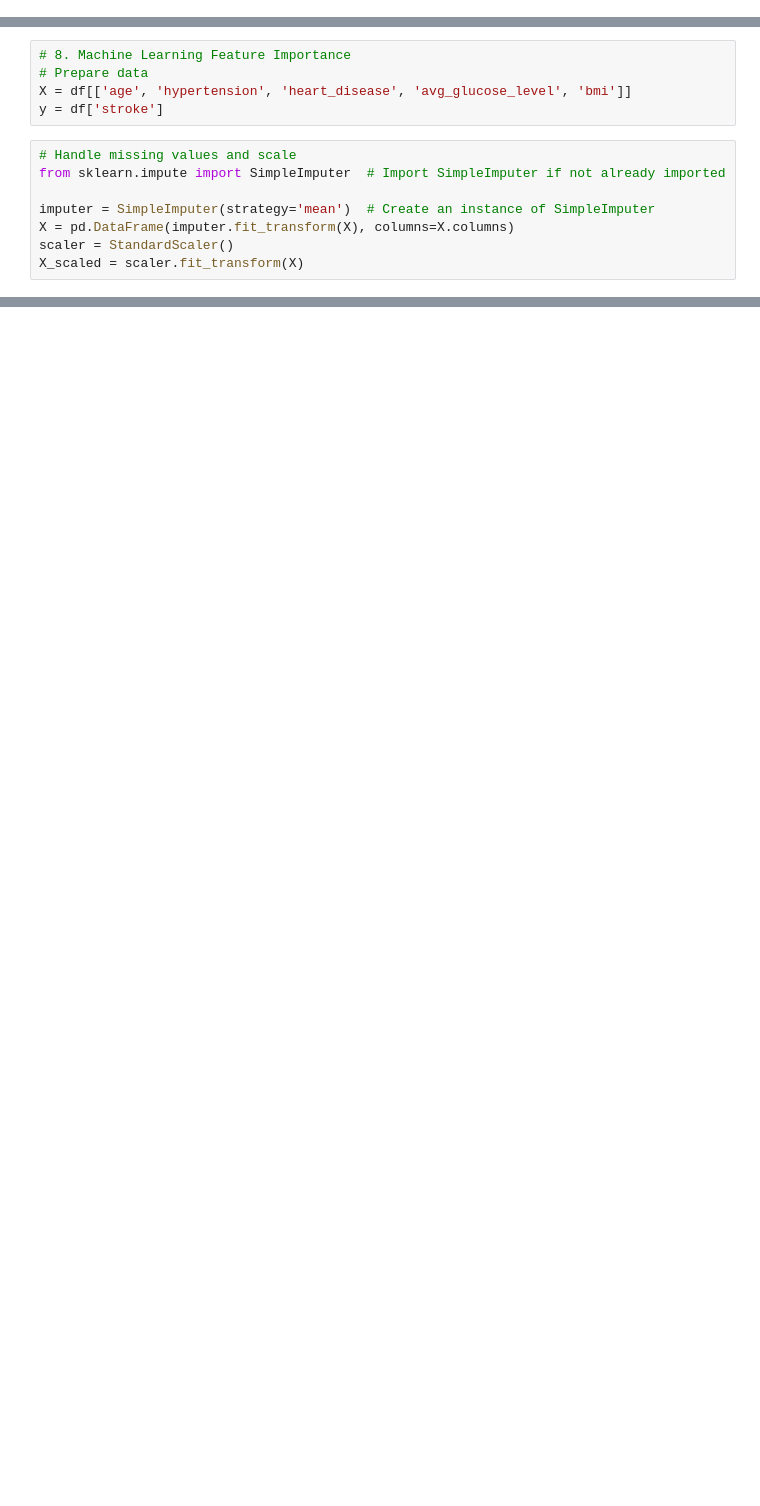
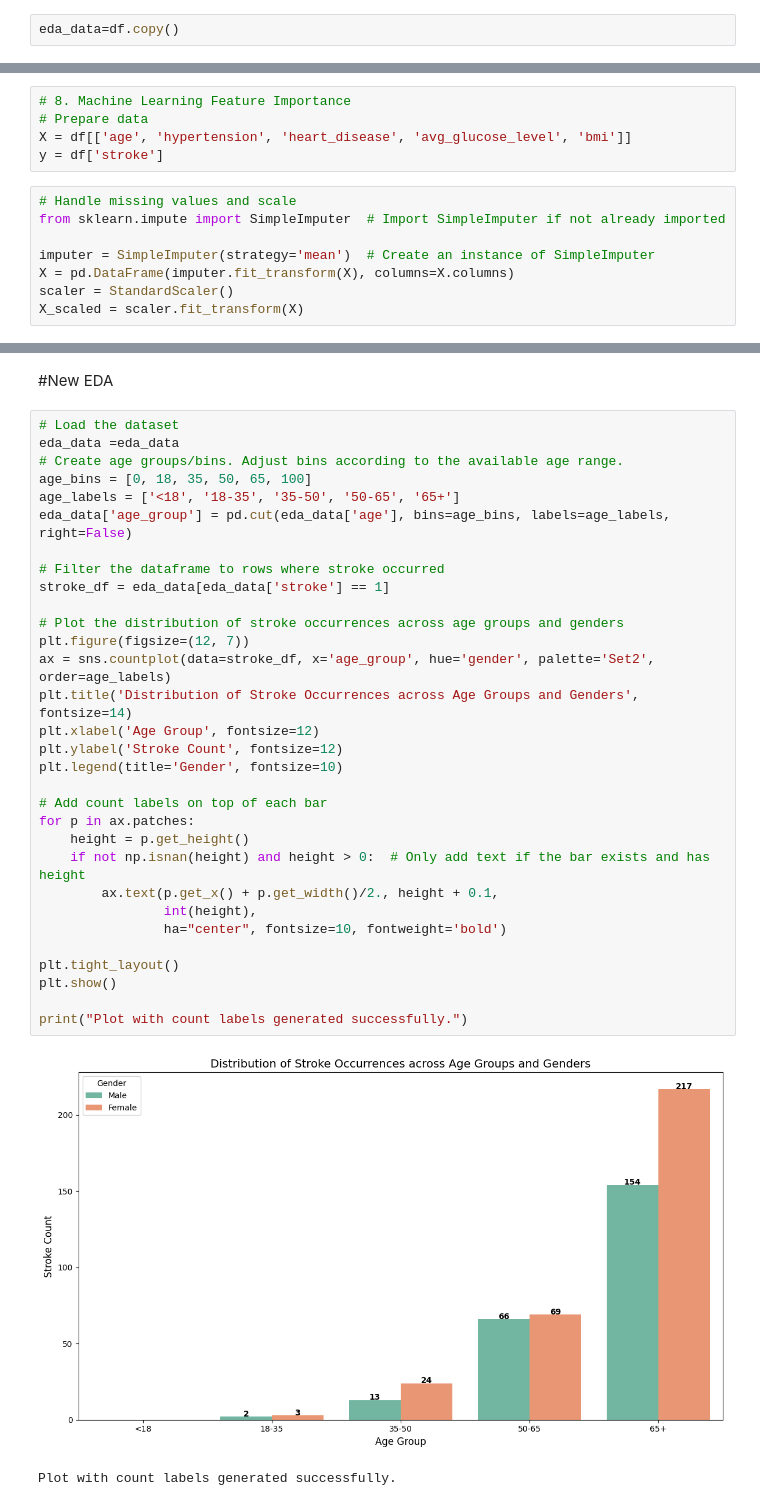
Before and after one commit to Shahedur23036883/Cerebral-Stroke-Prediction, a Jupyter notebook: cerebral_stroke_prediction.ipynb, the cells around one changed output, grey strips where cells are left out. Drawn from its saved outputs; the diff is of its cells as text; blank space fills up the shorter version.

```diff
--- a/cerebral_stroke_prediction.ipynb
+++ b/cerebral_stroke_prediction.ipynb
@@ -183,3 +178,5 @@ array([[<Axes: title={'center': 'id'}>, <Axes: title={'center': 'age'}>,
+# %%
+eda_data=df.copy()
 # %%
 # Convert 'gender' column to numerical representation using one-hot encoding
 df = pd.get_dummies(df, columns=['gender'], drop_first=True) # drop_first avoids multicollinearity
@@ -718,0 +523,36 @@ plt.show()
+# %% [markdown]
+#New EDA
+# %%
+# Load the dataset
+eda_data =eda_data
+# Create age groups/bins. Adjust bins according to the available age range.
+age_bins = [0, 18, 35, 50, 65, 100]
+age_labels = ['<18', '18-35', '35-50', '50-65', '65+']
+eda_data['age_group'] = pd.cut(eda_data['age'], bins=age_bins, labels=age_labels, right=False)
+
+# Filter the dataframe to rows where stroke occurred
+stroke_df = eda_data[eda_data['stroke'] == 1]
+
+# Plot the distribution of stroke occurrences across age groups and genders
+plt.figure(figsize=(12, 7))
+ax = sns.countplot(data=stroke_df, x='age_group', hue='gender', palette='Set2', order=age_labels)
+plt.title('Distribution of Stroke Occurrences across Age Groups and Genders', fontsize=14)
+plt.xlabel('Age Group', fontsize=12)
+plt.ylabel('Stroke Count', fontsize=12)
+plt.legend(title='Gender', fontsize=10)
+
+# Add count labels on top of each bar
+for p in ax.patches:
+    height = p.get_height()
+    if not np.isnan(height) and height > 0:  # Only add text if the bar exists and has height
+        ax.text(p.get_x() + p.get_width()/2., height + 0.1,
+                int(height),
+                ha="center", fontsize=10, fontweight='bold')
+
+plt.tight_layout()
+plt.show()
+
+print("Plot with count labels generated successfully.")
+# %% [output]
+[figure, added]
+Plot with count labels generated successfully.
```
Also changed, not shown: parts of 34 cells of this notebook.
